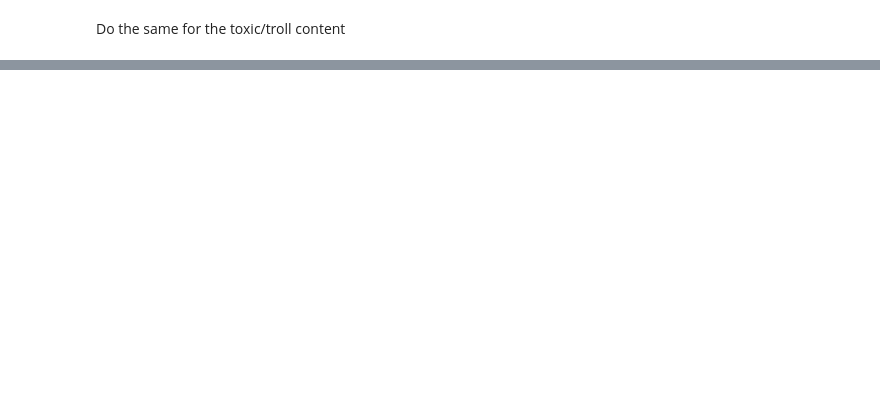
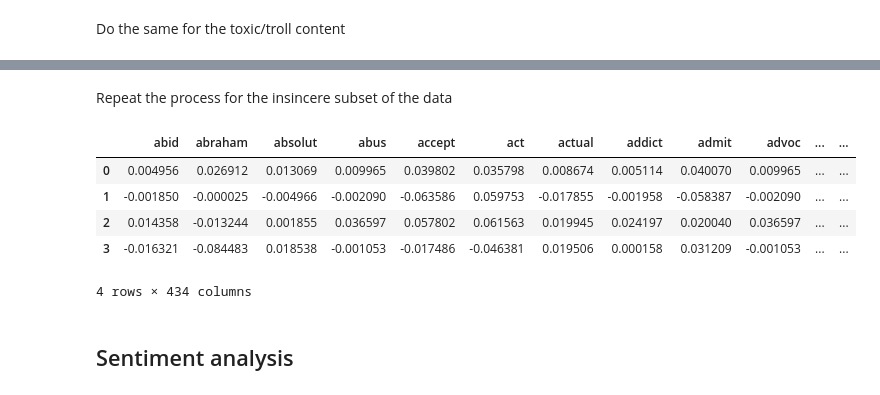
Before and after one commit to georgSquared/NLP-AUTh, a Jupyter notebook: notebooks/EDA.ipynb, the cells around one changed output, grey strips where cells are left out. Cells and saved outputs as stored; diff of their text form; code cells hidden in the pictures; blank space fills up the shorter version.

```diff
--- a/notebooks/EDA.ipynb
+++ b/notebooks/EDA.ipynb
@@ -222,0 +262,18 @@ plt.show()
+# %% [markdown]
+Repeat the process for the insincere subset of the data
+# %%
+pipe.fit_transform(train_df[train_df.target == 1]['lsa_data'])
+insincere_topics = pd.DataFrame(svd.components_)
+insincere_topics.columns = pipe['tf-idf'].get_feature_names()
+insincere_topics.head()
+
+# PLOT HERE
+# %% [output]
+|  | abid | abraham | absolut | abus | accept | act | actual | addict | admit | advoc | ... | ... |
+| 0 | 0.004956 | 0.026912 | 0.013069 | 0.009965 | 0.039802 | 0.035798 | 0.008674 | 0.005114 | 0.040070 | 0.009965 | ... | ... |
+| 1 | -0.001850 | -0.000025 | -0.004966 | -0.002090 | -0.063586 | 0.059753 | -0.017855 | -0.001958 | -0.058387 | -0.002090 | ... | ... |
+| 2 | 0.014358 | -0.013244 | 0.001855 | 0.036597 | 0.057802 | 0.061563 | 0.019945 | 0.024197 | 0.020040 | 0.036597 | ... | ... |
+| 3 | -0.016321 | -0.084483 | 0.018538 | -0.001053 | -0.017486 | -0.046381 | 0.019506 | 0.000158 | 0.031209 | -0.001053 | ... | ... |
+4 rows × 434 columns
+# %% [markdown]
+## Sentiment analysis
```
Also changed, not shown: parts of 14 cells of this notebook.
